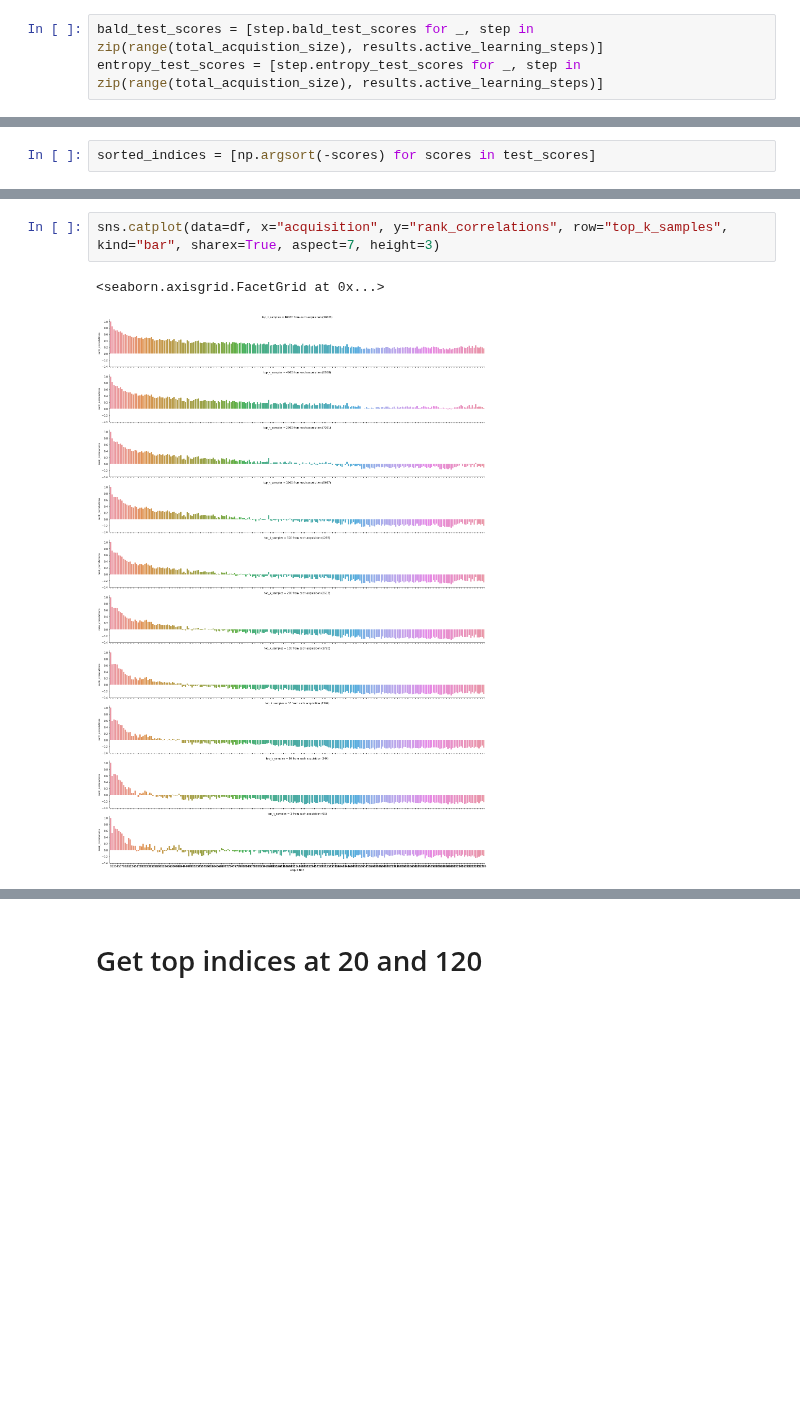
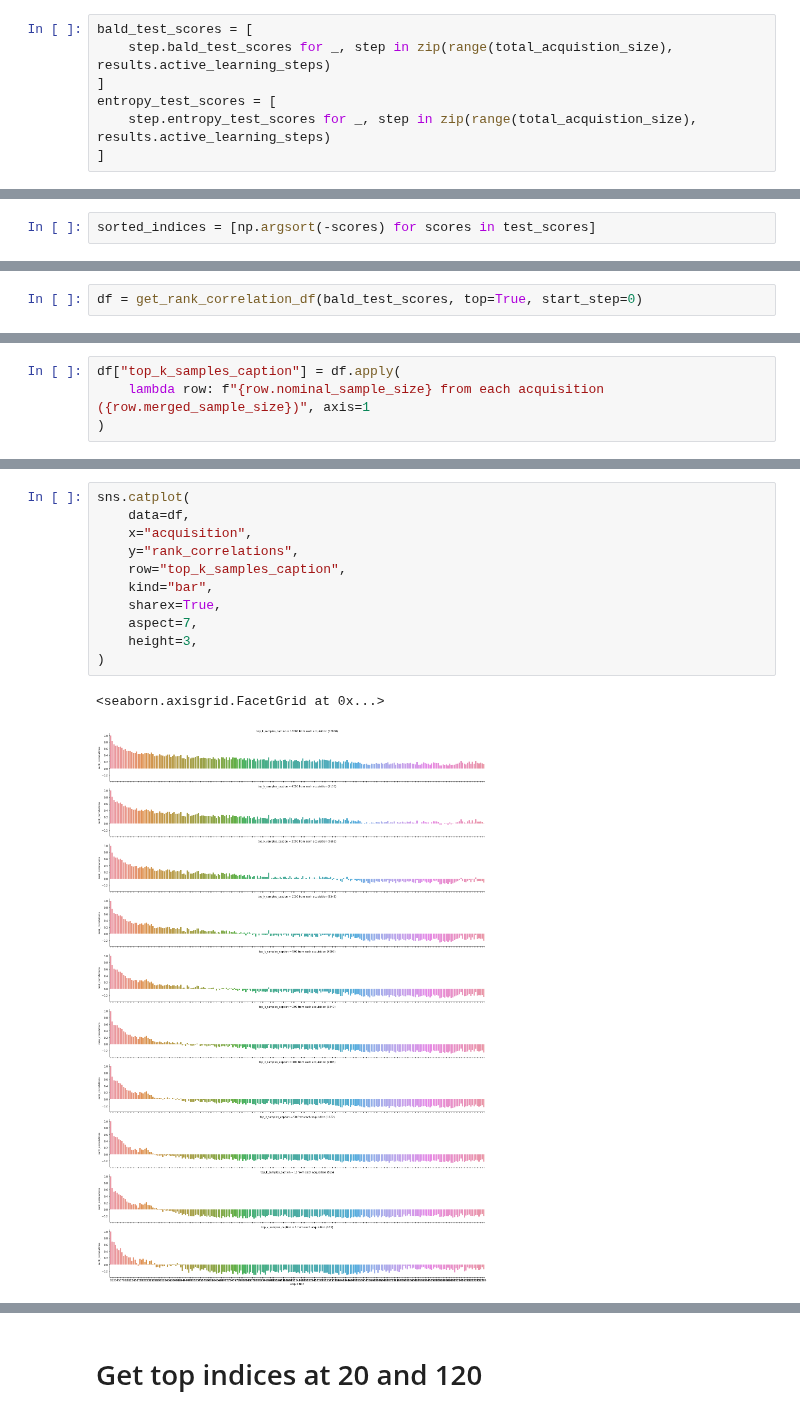
Before and after one commit to BlackHC/active_learning_redux, a Jupyter notebook: U_visualize_BALD_rank_correlations.ipynb, the cells around one changed output, grey strips where cells are left out. Drawn from its saved outputs; the diff is of its cells as text; blank space fills up the shorter version.

Commit message:
Visualize predetermined acquisitions
CU-1mf1mnh

```diff
--- a/U_visualize_BALD_rank_correlations.ipynb
+++ b/U_visualize_BALD_rank_correlations.ipynb
@@ -150,3 +155,7 @@ total_acquistion_size
 # %%
-bald_test_scores = [step.bald_test_scores for _, step in zip(range(total_acquistion_size), results.active_learning_steps)]
-entropy_test_scores = [step.entropy_test_scores for _, step in zip(range(total_acquistion_size), results.active_learning_steps)]
+bald_test_scores = [
+    step.bald_test_scores for _, step in zip(range(total_acquistion_size), results.active_learning_steps)
+]
+entropy_test_scores = [
+    step.entropy_test_scores for _, step in zip(range(total_acquistion_size), results.active_learning_steps)
+]
@@ -195,0 +203,2 @@ df
+# %%
+df = get_rank_correlation_df(bald_test_scores, top=True, start_step=0)
@@ -196,2 +230,6 @@ df
+# %%
+df["top_k_samples_caption"] = df.apply(
+    lambda row: f"{row.nominal_sample_size} from each acquisition ({row.merged_sample_size})", axis=1
+)
 # %%
 df = df.explode(["acquisition", "rank_correlations"])
@@ -198,5 +251,14 @@ df = df.explode(["acquisition", "rank_correlations"])
 # %%
-sns.catplot(data=df, x="acquisition", y="rank_correlations", row="top_k_samples", kind="bar", sharex=True, aspect=7, height=3)
+sns.catplot(
+    data=df,
+    x="acquisition",
+    y="rank_correlations",
+    row="top_k_samples_caption",
+    kind="bar",
+    sharex=True,
+    aspect=7,
+    height=3,
+)
 # %% [output]
 <seaborn.axisgrid.FacetGrid at 0x...>
-[figure, old version]
+[figure, new version]
```
Also changed, not shown: parts of 23 cells of this notebook, 1 other file.
